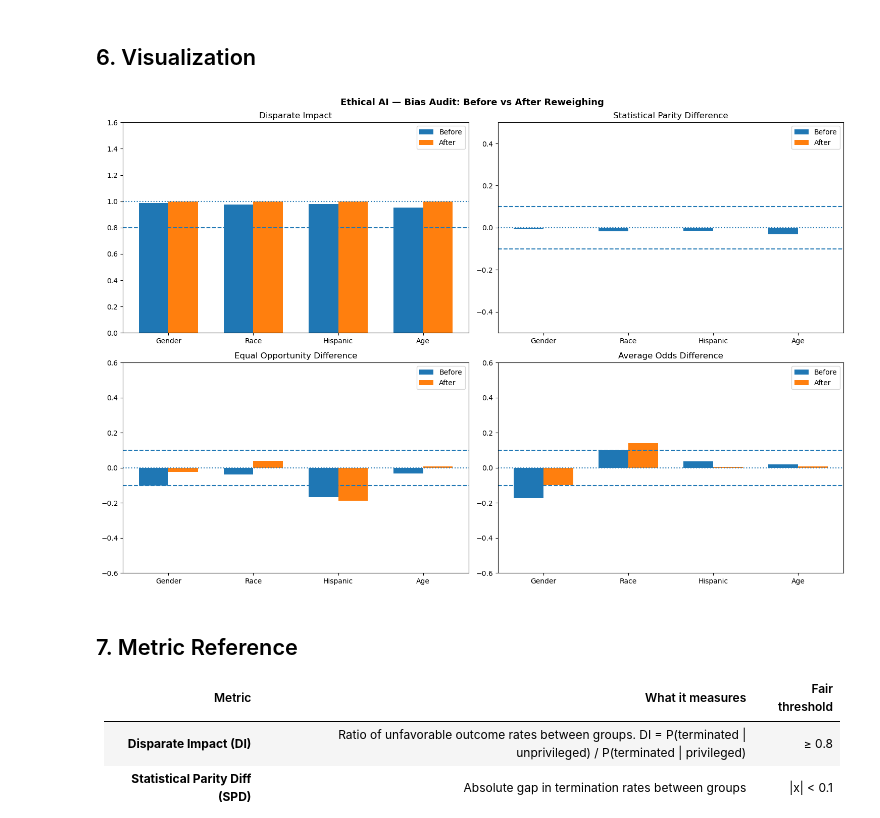
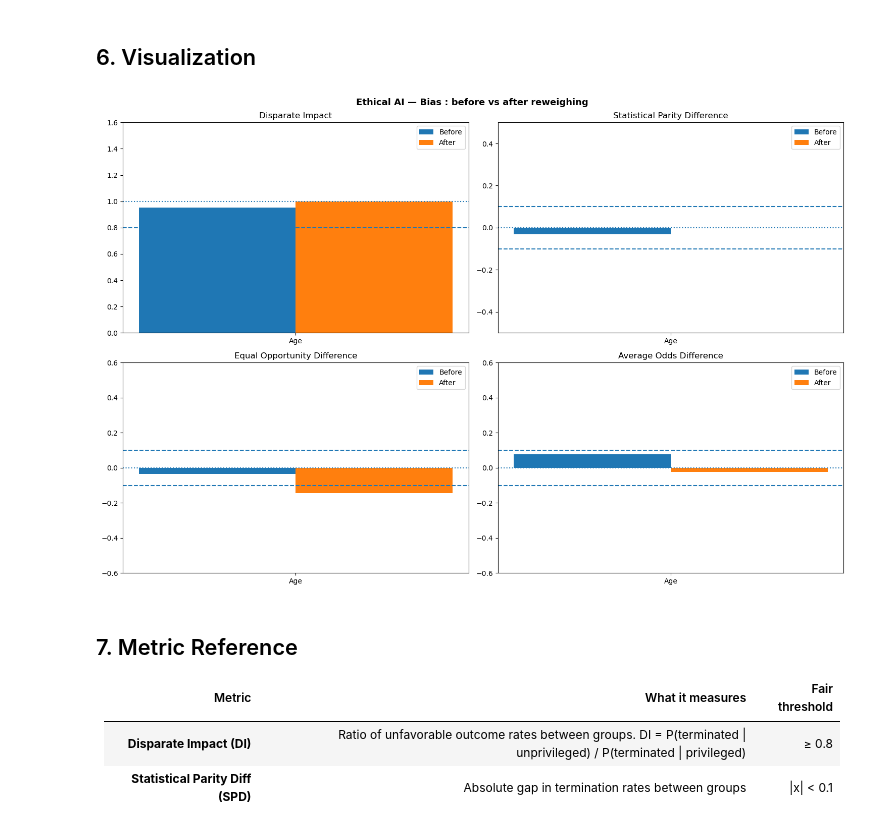
Before and after one commit to Beloowga/CAPGEMINI-HR-AI-Explainability, a Jupyter notebook: bias_analysis_full.ipynb, the cells around one changed output. Drawn from its saved outputs; the diff is of its cells as text; code cells hidden in the pictures.

Commit message:
reduce number of columns for bias

```diff
--- a/bias_analysis_full.ipynb
+++ b/bias_analysis_full.ipynb
@@ -63,18 +63,11 @@ df = pd.read_csv('hr_cleaned.csv')
 print(f'Shape: {df.shape}')
 print(f'Turnover rate: {df["Termd"].mean():.0%} ({df["Termd"].sum()} / {len(df)} employees)\n')
 
-# transform Race as a binary column for aif360 : we compare white (majority group) and non-white (minority groups)
-# RaceDesc_White = True means the employee is White
-df['IsWhite'] = df['RaceDesc_White'].astype(int)  # 1 = white, 0 = non-white
-
 # transform Age as a binary column : 0 = under 45 (younger), 1 = 45 and over (older) (older workers can face age discrimination)
 df['AgeGroup'] = (df['Age'] >= 45).astype(int)
 
 # Summary of sensitive groups
 print('Sensitive attribute distributions :')
-print(f'Gender - Female: {(df["GenderID"]==0).sum()} ({df[df["GenderID"]==0]["Termd"].mean():.0%} turnover)  |  Male: {(df["GenderID"]==1).sum()} ({df[df["GenderID"]==1]["Termd"].mean():.0%} turnover)')
-print(f'Race - Non-white: {(df["IsWhite"]==0).sum()} ({df[df["IsWhite"]==0]["Termd"].mean():.0%} turnover)  |  White: {(df["IsWhite"]==1).sum()} ({df[df["IsWhite"]==1]["Termd"].mean():.0%} turnover)')
-print(f'Hispanic - Yes: {(df["HispanicLatino"]==1).sum()} ({df[df["HispanicLatino"]==1]["Termd"].mean():.0%} turnover)  |  No: {(df["HispanicLatino"]==0).sum()} ({df[df["HispanicLatino"]==0]["Termd"].mean():.0%} turnover)')
 print(f'Age - Under 45: {(df["AgeGroup"]==0).sum()} ({df[df["AgeGroup"]==0]["Termd"].mean():.0%} turnover)  |  over 45: {(df["AgeGroup"]==1).sum()} ({df[df["AgeGroup"]==1]["Termd"].mean():.0%} turnover)')
 # %% [output]
 Shape: (311, 32)
@@ -92,9 +82,9 @@ df['ManagerID'] = df['ManagerID'].fillna(-1)
 # %%
 target = 'Termd'
 
-sensitive_cols = ['GenderID', 'IsWhite', 'HispanicLatino', 'AgeGroup']
+sensitive_cols = ['AgeGroup']
 
-features = [c for c in df.columns if c not in [target, 'Age', 'IsWhite', 'AgeGroup']]
+features = [c for c in df.columns if c not in [target,'AgeGroup']]
 
 X = df[features]
 y = df[target]
@@ -290,35 +262,35 @@ metrics = [
     ("aod", "Average Odds Difference", -0.6, 0.6, 0.1, True),
 ]
 
-labels = ["Gender", "Race", "Hispanic", "Age"]
+labels = ["Age"]
 x = np.arange(len(results))
 width = 0.35
 
 for ax, (metric, title, ymin, ymax, threshold, centered) in zip(axes.flat, metrics):
     before = [r[f"{metric}_before"] for r in results]
     after = [r[f"{metric}_after"] for r in results]
 
     ax.bar(x - width/2, before, width, label="Before")
     ax.bar(x + width/2, after, width, label="After")
 
     if centered:
         ax.axhline(threshold, linestyle="--")
         ax.axhline(-threshold, linestyle="--")
         ax.axhline(0, linestyle=":")
     else:
         ax.axhline(threshold, linestyle="--")
         ax.axhline(1.0, linestyle=":")
 
     ax.set_title(title)
     ax.set_xticks(x)
     ax.set_xticklabels(labels)
     ax.set_ylim(ymin, ymax)
     ax.legend()
 
 plt.tight_layout()
 plt.show()
 # %% [output]
-[figure, old version]
+[figure, new version]
 # %% [markdown]
 ## 7. Metric Reference
 
```
Also changed, not shown: parts of 4 cells of this notebook.
